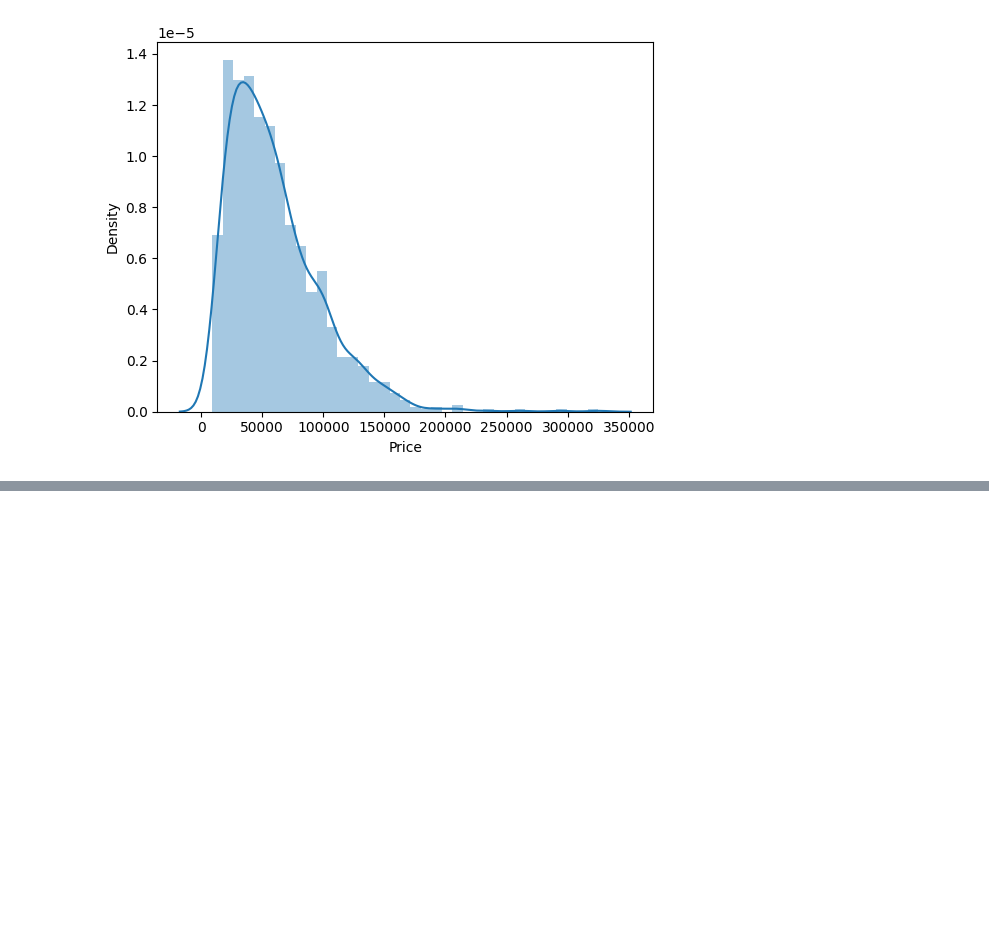
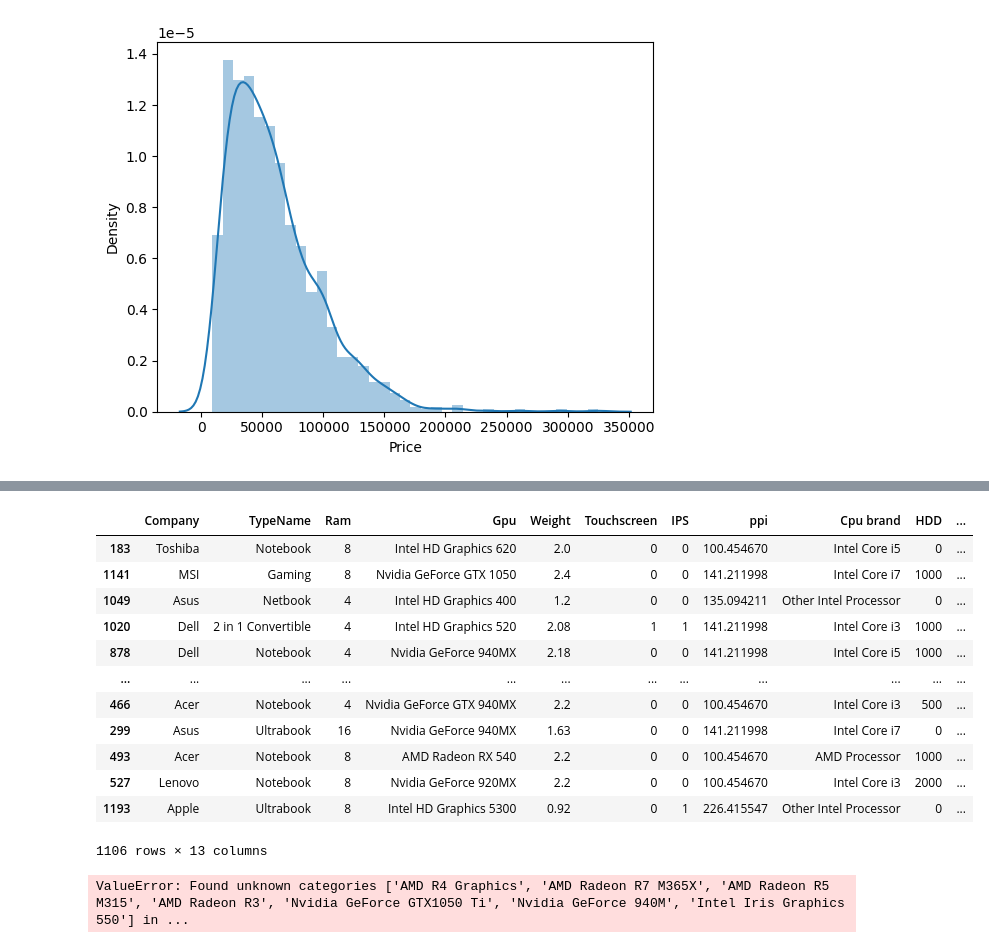
Before and after one commit to Tafique-Hossain-khan/propredict, a Jupyter notebook: notebook/laptop_price/laptop.ipynb, the cells around one changed output, grey strips where cells are left out. Drawn from its saved outputs; the diff is of its cells as text; code cells hidden in the pictures; blank space fills up the shorter version.

Commit message:
laptop price

```diff
--- a/notebook/laptop_price/laptop.ipynb
+++ b/notebook/laptop_price/laptop.ipynb
@@ -350,4 +362,4 @@ df["Layer2SSD"] = df["second"].apply(lambda x: 1 if "SSD" in x else 0)
 df["Layer2Hybrid"] = df["second"].apply(lambda x: 1 if "Hybrid" in x else 0)
 df["Layer2Flash_Storage"] = df["second"].apply(lambda x: 1 if "Flash Storage" in x else 0)
 
-df['second'] = df['second'].str.replace(r'\D', '')
+df['second'] = df['second'].str.extract('(\d+)')
@@ -354,6 +376,6 @@ df['second'] = df['second'].str.replace(r'\D', '')
 # %%
-df["first"] = df["first"].astype(int)
-df["second"] = df["second"].astype(int)
+df["first"] = df["first"].astype("Int32")
+df["second"] = df["second"].astype("Int32")
 # %%
 df.sample(5)
 # %% [output]
@@ -448,0 +498,6 @@ df.to_csv("cleaned_laptop_data.csv")
+# %%
+X = df.drop(columns=['Price'])
+y = pd.DataFrame(np.log(df['Price']))
+# %%
+from sklearn.model_selection import train_test_split
+X_train,X_test,y_train,y_test = train_test_split(X,y,test_size=0.15,random_state=2)
@@ -448,0 +518,43 @@ df.to_csv("cleaned_laptop_data.csv")
+# %%
+X_train
+# %% [output]
+|  | Company | TypeName | Ram | Gpu | Weight | Touchscreen | IPS | ppi | Cpu brand | HDD | ... |
+| 183 | Toshiba | Notebook | 8 | Intel HD Graphics 620 | 2.0 | 0 | 0 | 100.454670 | Intel Core i5 | 0 | ... |
+| 1141 | MSI | Gaming | 8 | Nvidia GeForce GTX 1050 | 2.4 | 0 | 0 | 141.211998 | Intel Core i7 | 1000 | ... |
+| 1049 | Asus | Netbook | 4 | Intel HD Graphics 400 | 1.2 | 0 | 0 | 135.094211 | Other Intel Processor | 0 | ... |
+| 1020 | Dell | 2 in 1 Convertible | 4 | Intel HD Graphics 520 | 2.08 | 1 | 1 | 141.211998 | Intel Core i3 | 1000 | ... |
+| 878 | Dell | Notebook | 4 | Nvidia GeForce 940MX | 2.18 | 0 | 0 | 141.211998 | Intel Core i5 | 1000 | ... |
+| ... | ... | ... | ... | ... | ... | ... | ... | ... | ... | ... | ... |
+| 466 | Acer | Notebook | 4 | Nvidia GeForce GTX 940MX | 2.2 | 0 | 0 | 100.454670 | Intel Core i3 | 500 | ... |
+| 299 | Asus | Ultrabook | 16 | Nvidia GeForce 940MX | 1.63 | 0 | 0 | 141.211998 | Intel Core i7 | 0 | ... |
+| 493 | Acer | Notebook | 8 | AMD Radeon RX 540 | 2.2 | 0 | 0 | 100.454670 | AMD Processor | 1000 | ... |
+| 527 | Lenovo | Notebook | 8 | Nvidia GeForce 920MX | 2.2 | 0 | 0 | 100.454670 | Intel Core i3 | 2000 | ... |
+| 1193 | Apple | Ultrabook | 8 | Intel HD Graphics 5300 | 0.92 | 0 | 1 | 226.415547 | Other Intel Processor | 0 | ... |
+1106 rows × 13 columns
+# %%
+step1 = ColumnTransformer(transformers=[
+    ('col_tnf',OneHotEncoder(drop='first'),[0,1,3,8,11,12])
+],remainder='passthrough')
+
+step2 = RandomForestRegressor(n_estimators=100,
+                            random_state=3,
+                            max_samples=0.5,
+                            max_features=0.75,
+                            max_depth=15)
+
+pipe = Pipeline([
+    ('step1',step1),
+    #('step2',step2)
+])
+
+X_train_encoded = step1.fit_transform(X_train)
+X_test_encoded = step1.transform(X_test)
+
+step2.fit(X_train_encoded)
+
+y_pred = pipe.predict(X_test_encoded)
+
+print('R2 score',r2_score(y_test,y_pred))
+print('MAE',mean_absolute_error(y_test,y_pred))
+# %% [output]
+ValueError: Found unknown categories ['AMD R4 Graphics', 'AMD Radeon R7 M365X', 'AMD Radeon R5 M315', 'AMD Radeon R3', 'Nvidia GeForce GTX1050 Ti', 'Nvidia GeForce 940M', 'Intel Iris Graphics 550'] in ...
```
Also changed, not shown: parts of 29 cells of this notebook, 16 other files.
